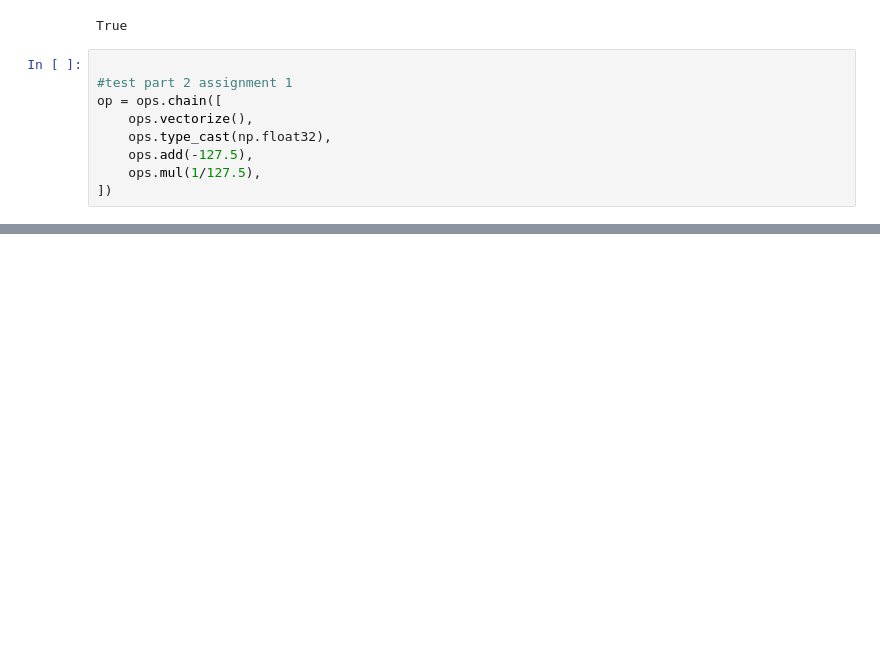
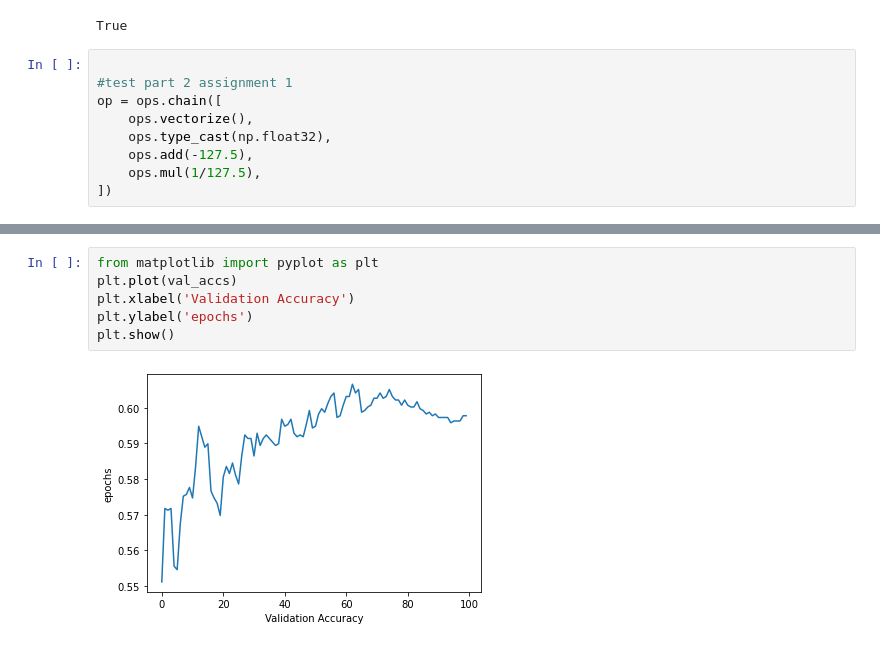
Before and after one commit to onliner98/dlvc_ss22, a Jupyter notebook: assignments/reference/test.ipynb, the cells around one changed output, grey strips where cells are left out. Cells and saved outputs as stored; diff of their text form; blank space fills up the shorter version.

```diff
--- a/assignments/reference/test.ipynb
+++ b/assignments/reference/test.ipynb
@@ -49,0 +178,8 @@ TypeError: Invalid type for dataset. Expected:<class 'assignments.src.dlvc.datas
+# %%
+from matplotlib import pyplot as plt
+plt.plot(val_accs)
+plt.xlabel('Validation Accuracy')
+plt.ylabel('epochs')
+plt.show()
+# %% [output]
+[figure, added]
```
Also changed, not shown: parts of 3 cells of this notebook, 2 other files.
